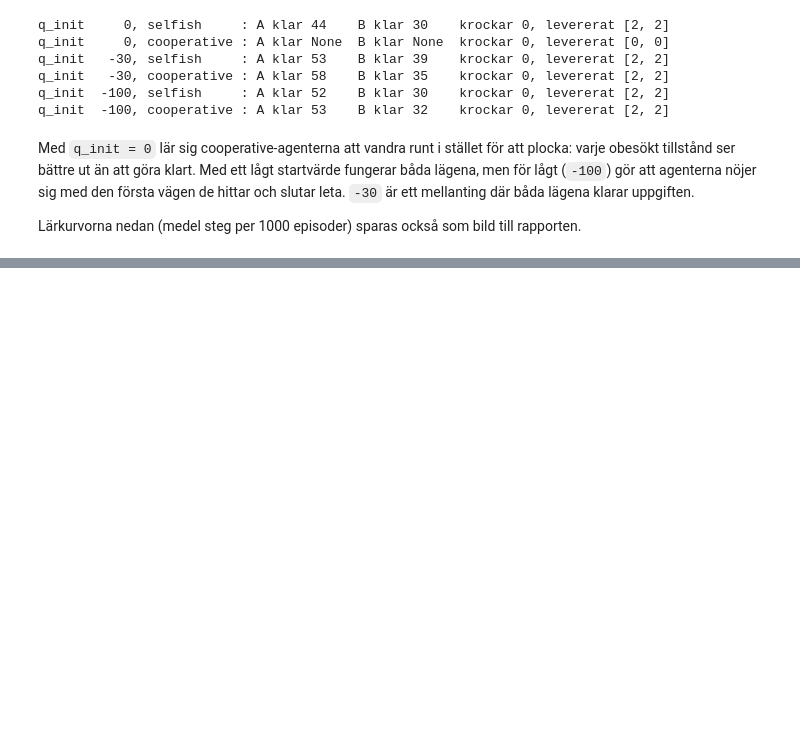
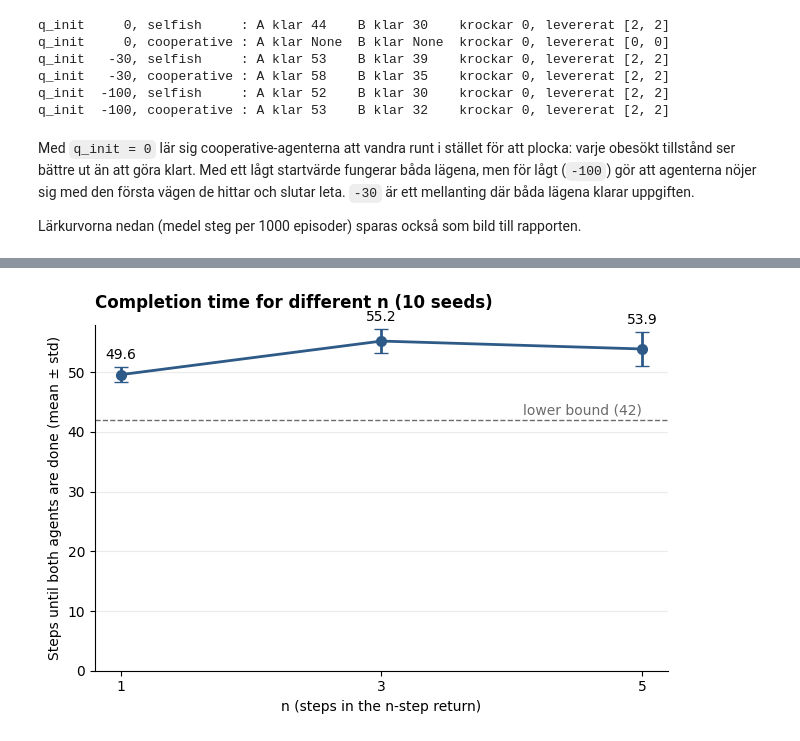
Before and after one commit to mjclaesson/reinforcement-learning, a Jupyter notebook: multi_agent_nstep.ipynb, the cells around one changed output, grey strips where cells are left out. Cells and saved outputs as stored; diff of their text form; code cells hidden in the pictures; blank space fills up the shorter version.

```diff
--- a/multi_agent_nstep.ipynb
+++ b/multi_agent_nstep.ipynb
@@ -1204,0 +1311,12 @@ plt.show()
+# %%
+best = tuning_df.iloc[0]
+
+print("Best hyperparameters:")
+print(f"alpha   = {best['alpha']}")
+print(f"gamma   = {best['gamma']}")
+print(f"epsilon = {best['epsilon']}")
+print(f"n       = {int(best['n'])}")
+print()
+print(f"success rate   = {best['success_rate']:.2f}")
+print(f"mean both done = {best['mean_both_done']:.1f}")
+print(f"mean crashes   = {best['mean_crashes']:.1f}")
@@ -1204,0 +1333,6 @@ plt.show()
+# %%
+# the best selfish configuration
+best_alpha = best["alpha"]
+best_gamma = best["gamma"]
+best_epsilon = best["epsilon"]
+best_n = int(best["n"])
@@ -1204,0 +1520,39 @@ plt.show()
+# %%
+fig, ax = plt.subplots(figsize=(6.5, 4.5))
+
+ax.errorbar(
+    n_comparison["n"].astype(str),
+    n_comparison["mean_both_done"],
+    yerr=n_comparison["std_both_done"],
+    color="#2E5A87",
+    marker="o",
+    markersize=7,
+    linewidth=2,
+    capsize=5,
+)
+
+for x, value, std in zip(n_comparison["n"].astype(str),
+                         n_comparison["mean_both_done"], n_comparison["std_both_done"]):
+    ax.annotate(f"{value:.1f}", (x, value + std), xytext=(0, 6),
+                textcoords="offset points", ha="center")
+
+# lower bound: the slowest agent alone in the warehouse
+ax.axhline(max(bounds), color="#6B6B6B", linestyle="--", linewidth=1)
+ax.annotate(f"lower bound ({max(bounds)})", (len(n_comparison) - 1, max(bounds)),
+            xytext=(0, 4), textcoords="offset points", ha="right", color="#6B6B6B")
+
+ax.set_xlabel("n (steps in the n-step return)")
+ax.set_ylabel("Steps until both agents are done (mean ± std)")
+ax.set_title(f"Completion time for different n ({len(seeds)} seeds)",
+             loc="left", fontweight="bold", pad=12)
+ax.set_ylim(0, None)
+
+ax.grid(axis="y", alpha=0.25)
+ax.set_axisbelow(True)
+ax.spines["top"].set_visible(False)
+ax.spines["right"].set_visible(False)
+
+plt.tight_layout()
+plt.show()
+# %% [output]
+[figure, added]
```
Also changed, not shown: parts of 20 cells of this notebook, 1 other file.
